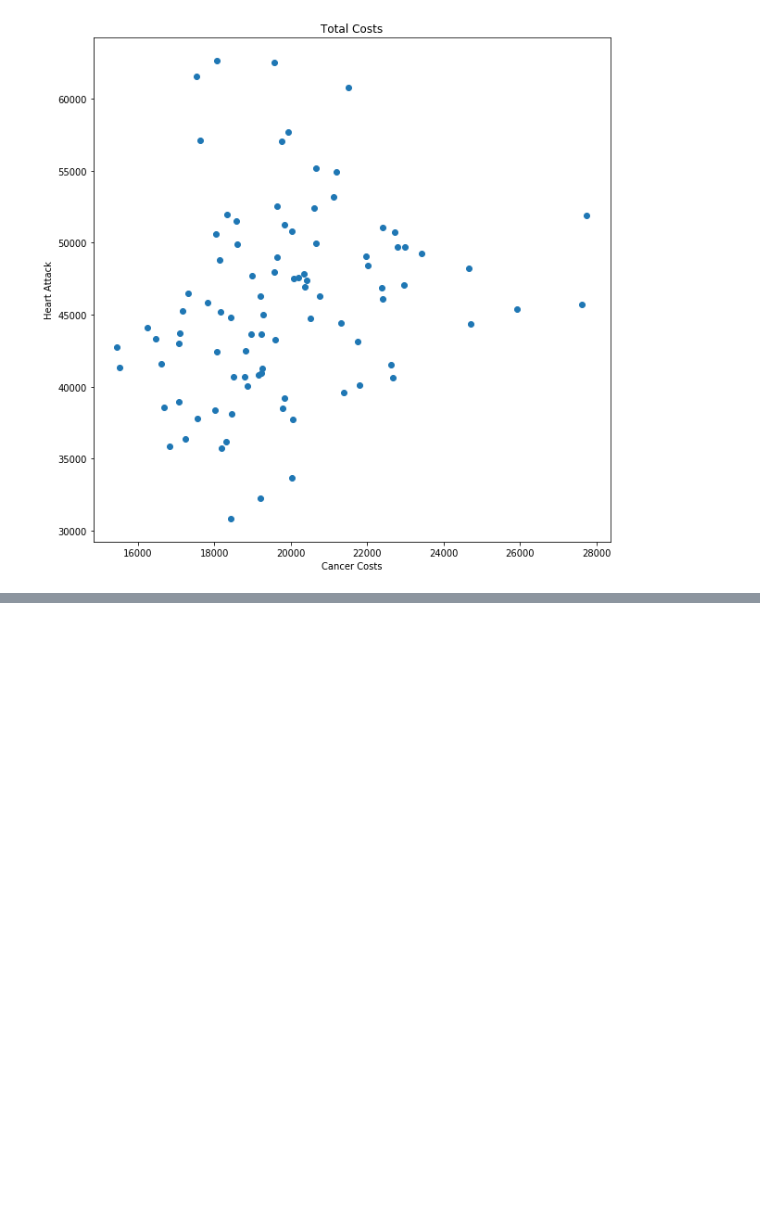
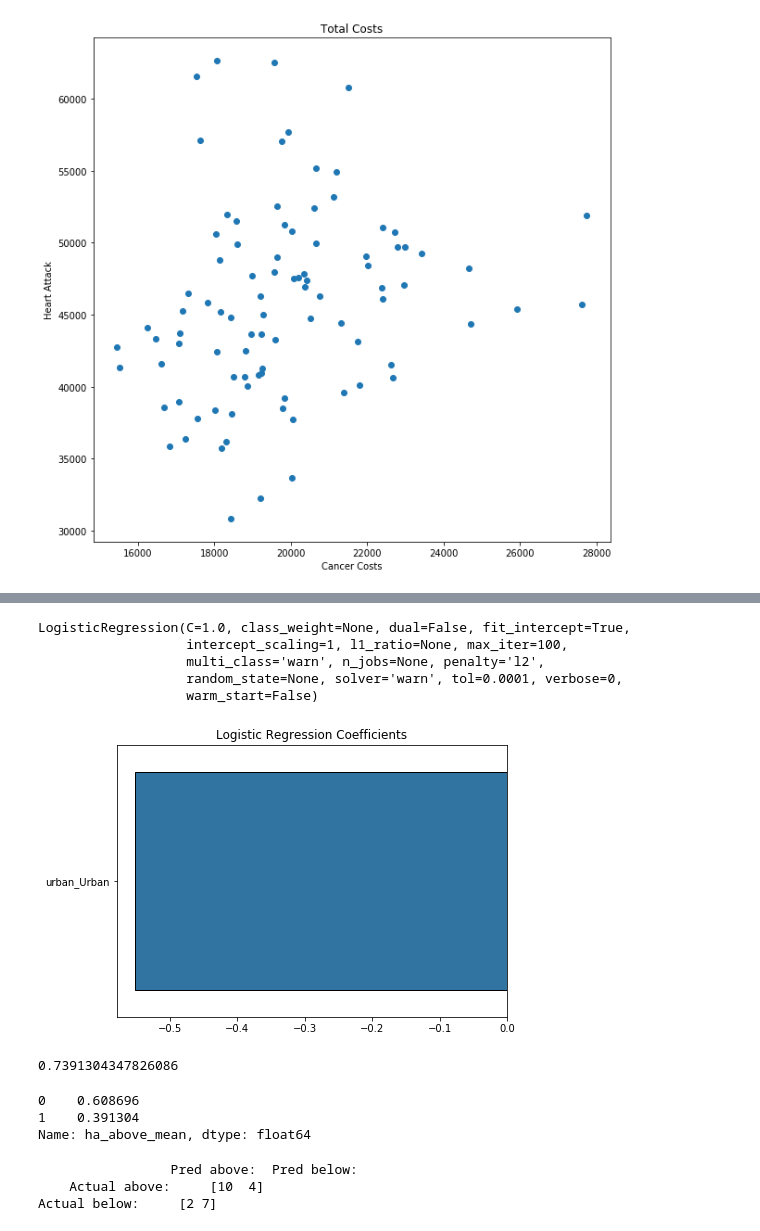
Before and after one commit to staylor08/vanderbilt-data-essentials-cohort-2, a Jupyter notebook: Week_1_ST.ipynb, the cells around one changed output, grey strips where cells are left out. Drawn from its saved outputs; the diff is of its cells as text; code cells hidden in the pictures; blank space fills up the shorter version.

```diff
--- a/Week_1_ST.ipynb
+++ b/Week_1_ST.ipynb
@@ -627,0 +700,2 @@ ax.set_title("Total Costs");
+# %%
+ha_cancer_costs_no_NA = ha_cancer_costs.dropna()
@@ -627,0 +715,20 @@ ax.set_title("Total Costs");
+# %%
+X = ha_cancer_costs_no_NA[['urban_Urban']]
+y = ha_cancer_costs_no_NA.ha_above_mean
+# %%
+X_train, X_test, y_train, y_test = train_test_split(X, y, random_state = 321)
+# %%
+logistic_model = LogisticRegression()
+logistic_model.fit(X_train, y_train)
+# %% [output]
+LogisticRegression(C=1.0, class_weight=None, dual=False, fit_intercept=True,
+                   intercept_scaling=1, l1_ratio=None, max_iter=100,
+                   multi_class='warn', n_jobs=None, penalty='l2',
+                   random_state=None, solver='warn', tol=0.0001, verbose=0,
+                   warm_start=False)
+# %%
+fig, ax = plt.subplots(figsize = (7,5))
+sns.barplot(x = logistic_model.coef_[0], y = list(X.columns), ax = ax, edgecolor = 'black')
+plt.title('Logistic Regression Coefficients');
+# %% [output]
+[figure, added]
@@ -627,0 +737,18 @@ ax.set_title("Total Costs");
+# %%
+print(metrics.accuracy_score(y_test, y_pred))
+# %% [output]
+0.7391304347826086
+# %%
+y_test.value_counts(normalize=True)
+# %% [output]
+0    0.608696
+1    0.391304
+Name: ha_above_mean, dtype: float64
+# %%
+print('                 Pred above:  Pred below:')
+print('    Actual above:    ', metrics.confusion_matrix(y_test, y_pred)[0])
+print('Actual below:    ', metrics.confusion_matrix(y_test, y_pred)[1])
+# %% [output]
+                 Pred above:  Pred below:
+    Actual above:     [10  4]
+Actual below:     [2 7]
```
Also changed, not shown: parts of 35 cells of this notebook, 1 other file.
